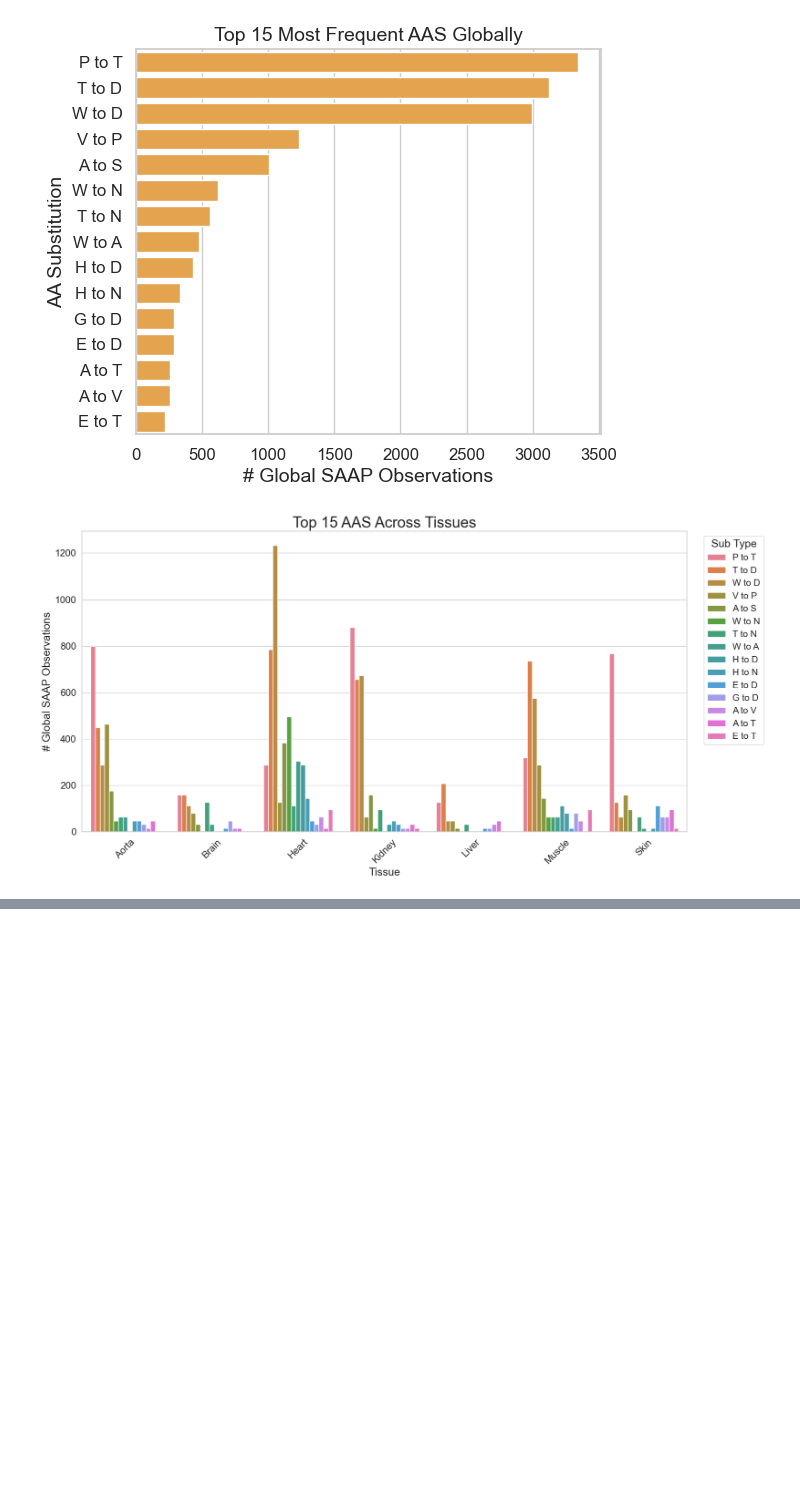
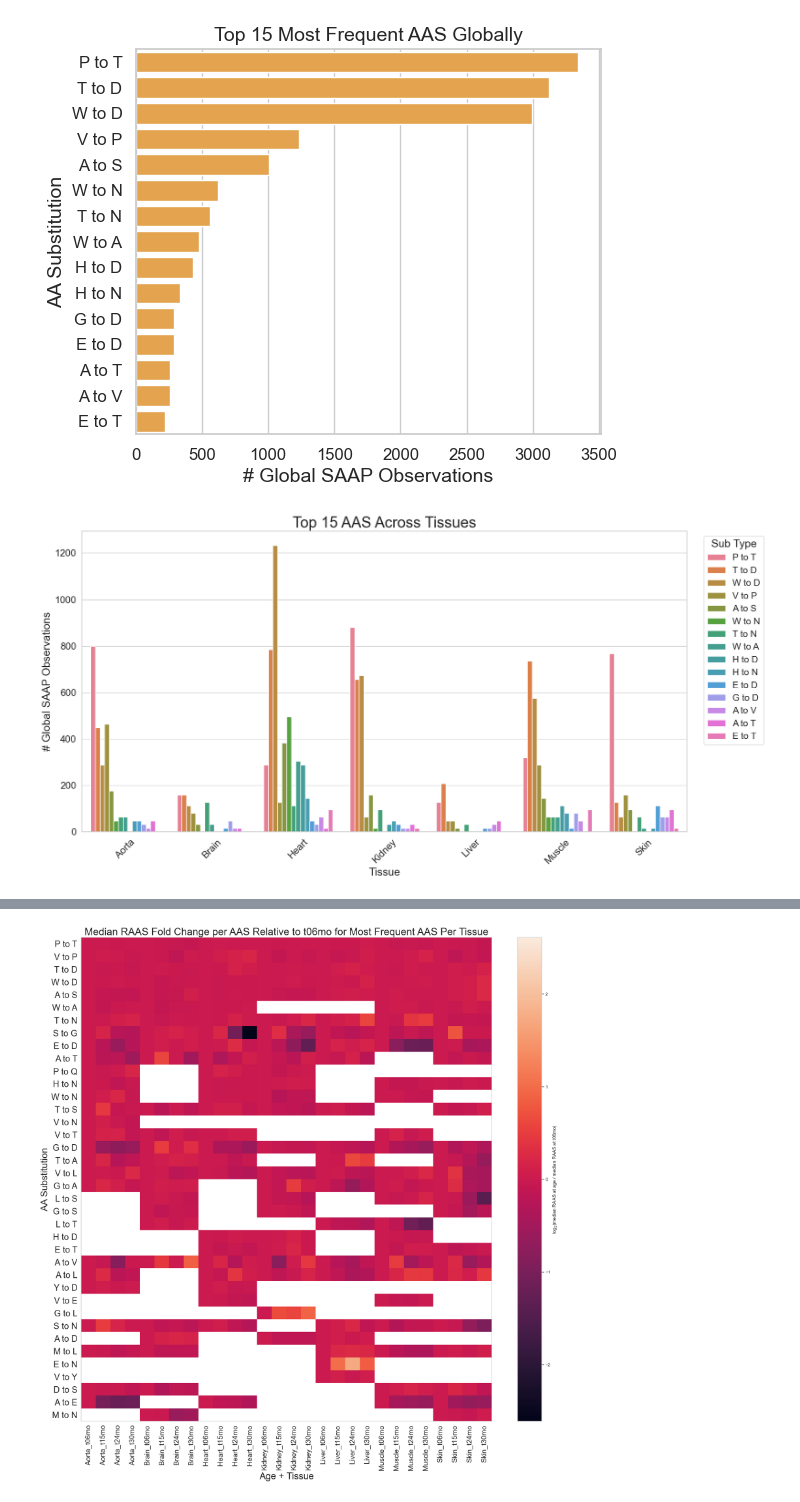
Before and after one commit to alexmaropakis/BrainDecode, a Jupyter notebook: Scripts/Analysis scripts/Alex_Analysis_Mouse_Pipeline.ipynb, the cells around one changed output, grey strips where cells are left out. Drawn from its saved outputs; the diff is of its cells as text; code cells hidden in the pictures; blank space fills up the shorter version.

```diff
--- a/Scripts/Analysis scripts/Alex_Analysis_Mouse_Pipeline.ipynb
+++ b/Scripts/Analysis scripts/Alex_Analysis_Mouse_Pipeline.ipynb
@@ -1114,0 +1315,53 @@ expected = (row_total @ col_total) / grand_total
+# %%
+# Repeat the tissue comparison separately within each age group using log2 fold change relative to tissue-specific t06mo baselines.
+ctrl_label='t06mo'
+peptide_keys=['Dataset','MTP_seq','BP_seq','aa_sub']
+sub_df=replicate_cols(SAAP_quant_df)
+tissue_order=sorted(sub_df['Tissue'].dropna().unique())
+
+top_subs=[]
+for tissue in tissue_order:
+    tissue_top=(sub_df[sub_df['Tissue']==tissue][['MTP_seq','BP_seq','aa_sub']].drop_duplicates()['aa_sub'].value_counts().head(15).index.tolist())
+    top_subs.extend(tissue_top)
+top_subs=list(dict.fromkeys(top_subs))
+
+plot_base_df=sub_df[sub_df['aa_sub'].isin(top_subs)].copy()
+sub_order=(plot_base_df['aa_sub'].value_counts().reindex(top_subs).dropna().index)
+plot_base_df['log10_RAAS']=plot_base_df[raas_col]
+
+saap_age_median_df=(plot_base_df.groupby(peptide_keys+['Age'],observed=False)['log10_RAAS'].median().reset_index().rename(columns={'log10_RAAS':'median_log10_RAAS'}))
+ctrl_df=(saap_age_median_df[saap_age_median_df['Age']==ctrl_label][peptide_keys+['median_log10_RAAS']].rename(columns={'median_log10_RAAS':'median_log10_RAAS_t06mo'}))
+norm_df=saap_age_median_df.merge(ctrl_df,on=peptide_keys,how='left')
+norm_df['log2FC_vs_t06mo']=(norm_df['median_log10_RAAS']-norm_df['median_log10_RAAS_t06mo'])*np.log2(10)
+norm_df=norm_df.dropna(subset=['log2FC_vs_t06mo']).copy()
+norm_df['Tissue']=norm_df['Dataset']
+norm_df['aa_sub']=pd.Categorical(norm_df['aa_sub'],categories=sub_order,ordered=True)
+norm_df['Tissue']=pd.Categorical(norm_df['Tissue'],categories=tissue_order,ordered=True)
+norm_df['Age']=pd.Categorical(norm_df['Age'],categories=age_order,ordered=True)
+
+# aggregate log2FC via median
+heatmap_df=(norm_df.groupby(['aa_sub','Age','Tissue'])['log2FC_vs_t06mo'].median().reset_index())
+heatmap_df['Tissue_Age']=heatmap_df['Tissue'].astype(str)+'_'+heatmap_df['Age'].astype(str)
+
+column_order=[]
+for tissue in tissue_order:
+    for age in age_order: column_order.append(tissue+'_'+age)
+
+heatmap_matrix=(heatmap_df.pivot(index='aa_sub',columns='Tissue_Age',values='log2FC_vs_t06mo').reindex(index=sub_order).reindex(columns=column_order))
+max_abs=np.nanmax(np.abs(heatmap_matrix.values))
+
+# Plot heatmap of median log2FC relative to t06mo
+plt.figure(figsize=(20,20))
+plt.imshow(heatmap_matrix,aspect='auto',vmin=-max_abs,vmax=max_abs)
+plt.colorbar(label=r'log$_2$(median RAAS at age / median RAAS at t06mo)')
+plt.xticks(np.arange(len(column_order)),column_order,rotation=90,fontsize=18)
+plt.yticks(np.arange(len(heatmap_matrix.index)),heatmap_matrix.index,fontsize=22)
+plt.xlabel('Age + Tissue',fontsize=24)
+plt.ylabel('AA Substitution',fontsize=24)
+plt.title('Median RAAS Fold Change per AAS Relative to t06mo for Most Frequent AAS Per Tissue',fontsize=26)
+plt.tight_layout()
+plt.grid(False)
+
+plt.savefig(PLOT_DIR+'top_substitution_ReporterRAAS_age_tissue_heatmap.pdf',bbox_inches='tight')
+# %% [output]
+[figure, added]
```
Also changed, not shown: parts of 8 cells of this notebook, 1 other file.
